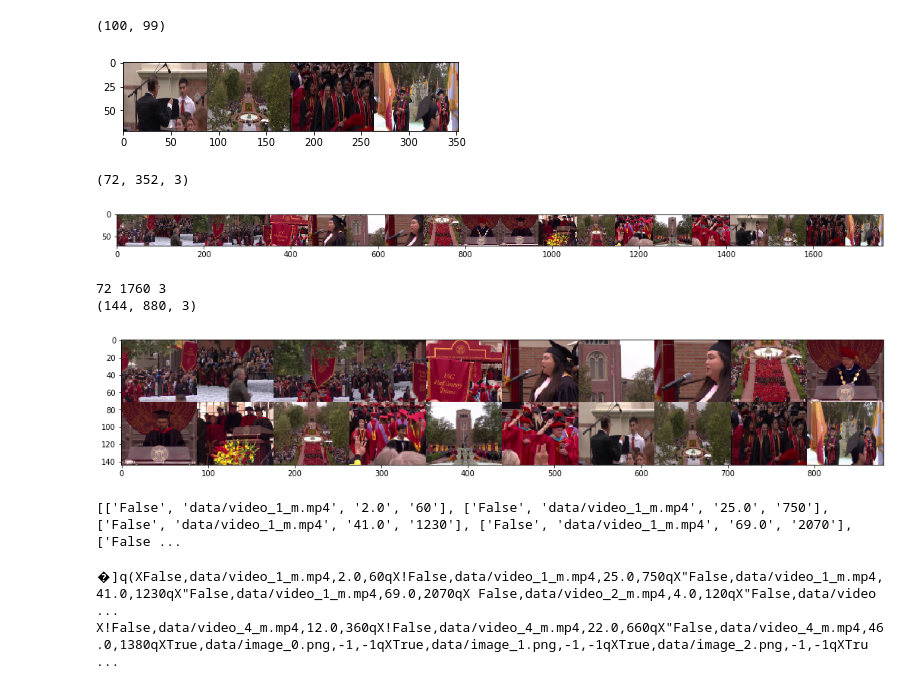
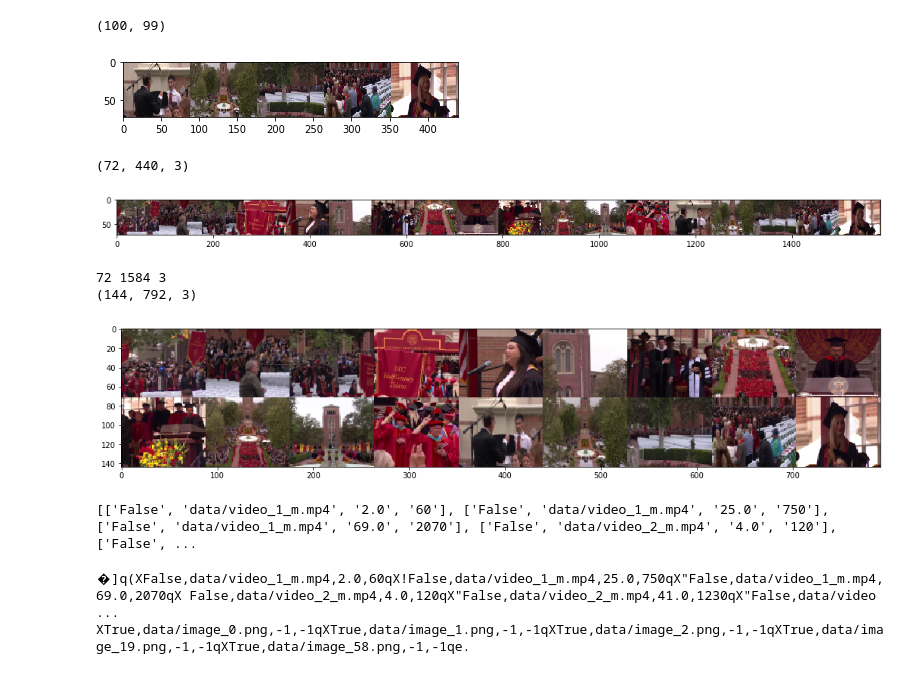
Before and after one commit to rhnkrnwt/Video-Synopsis, a Jupyter notebook: video_scene_detector.ipynb, the cells around one changed output. Cells and saved outputs as stored; diff of their text form; code cells hidden in the pictures.

Commit message:
Variance based image and frame selection uploaded

```diff
--- a/video_scene_detector.ipynb
+++ b/video_scene_detector.ipynb
@@ -253,7 +253,7 @@ topdifs
 
 
 ranks = []
-for i in range(len(times)):
+for number, i in enumerate(range(len(times))):
     tmp = {}
     inter = list(set(times[i]) & set(audio_syn[i]))
     for j in inter:
@@ -286,7 +286,23 @@ for i in range(len(times)):
             S = j
         else:
             score += tmp[j]
+
     tmp2 = dict(sorted(tmp2.items(), key=operator.itemgetter(1), reverse=True))
-    TIMES = sorted(list(tmp2)[:4])
+    print(list(tmp2))
+    tmp3 = list(tmp2)[:int(len(list(tmp2))/2)]
+    print(tmp3)
+    # MODIFY tmp3 if needed
+    if(number==0):
+        pass
+    elif(number==1):
+        tmp3[2] = 41
+        tmp3[3] = 86
+    elif(number==2):
+        tmp3.append(25)
+    elif(number==3):
+        tmp3.append(46)
+    print(tmp3)
+    print("************************************")
+    TIMES = sorted(list(tmp3))
     FRAMES = [J*30 for J in TIMES]
     ranks.append(FRAMES)
@@ -352,40 +385,40 @@ comp.shape
 (100, 99)
 # %%
 km = KMeans(
-    n_clusters = 4, init='random', n_init=10,
+    n_clusters = 5, init='random', n_init=10,
     max_iter=500, tol=1e-04, random_state=0
 )
 y_km = km.fit_predict(comp)
 d = km.transform(comp)
 a = []
 centers = []
 for i, img in enumerate(y_km):
     if img not in a:
         a.append(img)
         centers.append(i)
 # shrunk = cv2.resize(image_array[j], dsize=sh, interpolation = cv2.INTER_AREA)
 # img_path
 path_prefix = 'data/image_'
 for i in centers:
     im = IM.fromarray(image_array[i])
     PATH = path_prefix + str(i) + '.png'
     im.save(PATH)
     mline = ['True', PATH, '-1', '-1']
     metadata.append(','.join(mline))
 
 img_synopsis = np.hstack(tuple([cv2.resize(image_array[i], dsize=sh, interpolation = cv2.INTER_AREA) for i in centers]))
 plt.figure()
 plt.imshow(img_synopsis)
 plt.show()
 print(img_synopsis.shape)
 final = np.hstack((IMG, img_synopsis))
 plt.figure(figsize=(18,10))
 plt.imshow(final)
 plt.show()
 # %% [output]
-[figure, old version]
+[figure, new version]
-(72, 352, 3)
+(72, 440, 3)
-[figure, old version]
+[figure, new version]
 # %%
 nH, nW, nC = final.shape
 print(nH, nW, nC)
@@ -397,9 +430,9 @@ plt.figure(figsize=(18,10))
 plt.imshow(final2)
 plt.show()
 # %% [output]
-72 1760 3
-(144, 880, 3)
+72 1584 3
+(144, 792, 3)
-[figure, old version]
+[figure, new version]
 # %%
 im = IM.fromarray(final2)
 im.save('synopsis.png')
@@ -414,9 +447,9 @@ for i in metadata:
     f.write(i+'\n')
 f.close()
 # %% [output]
-[['False', 'data/video_1_m.mp4', '2.0', '60'], ['False', 'data/video_1_m.mp4', '25.0', '750'], ['False', 'data/video_1_m.mp4', '41.0', '1230'], ['False', 'data/video_1_m.mp4', '69.0', '2070'], ['False ...
+[['False', 'data/video_1_m.mp4', '2.0', '60'], ['False', 'data/video_1_m.mp4', '25.0', '750'], ['False', 'data/video_1_m.mp4', '69.0', '2070'], ['False', 'data/video_2_m.mp4', '4.0', '120'], ['False', ...
 # %%
 cat metadata.pkl
 # %% [output]
-�]q(XFalse,data/video_1_m.mp4,2.0,60qX!False,data/video_1_m.mp4,25.0,750qX"False,data/video_1_m.mp4,41.0,1230qX"False,data/video_1_m.mp4,69.0,2070qX False,data/video_2_m.mp4,4.0,120qX"False,data/video ...
-X!False,data/video_4_m.mp4,12.0,360qX!False,data/video_4_m.mp4,22.0,660qX"False,data/video_4_m.mp4,46.0,1380qXTrue,data/image_0.png,-1,-1qXTrue,data/image_1.png,-1,-1qXTrue,data/image_2.png,-1,-1qXTru ...
+�]q(XFalse,data/video_1_m.mp4,2.0,60qX!False,data/video_1_m.mp4,25.0,750qX"False,data/video_1_m.mp4,69.0,2070qX False,data/video_2_m.mp4,4.0,120qX"False,data/video_2_m.mp4,41.0,1230qX"False,data/video ...
+XTrue,data/image_0.png,-1,-1qXTrue,data/image_1.png,-1,-1qXTrue,data/image_2.png,-1,-1qXTrue,data/image_19.png,-1,-1qXTrue,data/image_58.png,-1,-1qe.
```
Also changed, not shown: parts of 4 cells of this notebook, 3 other files.
